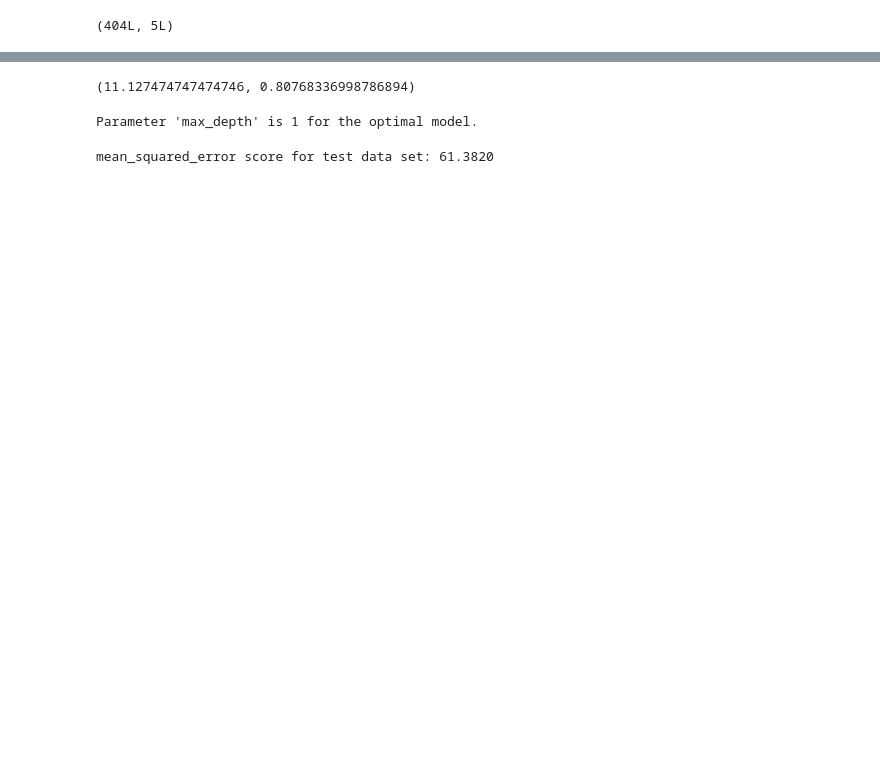
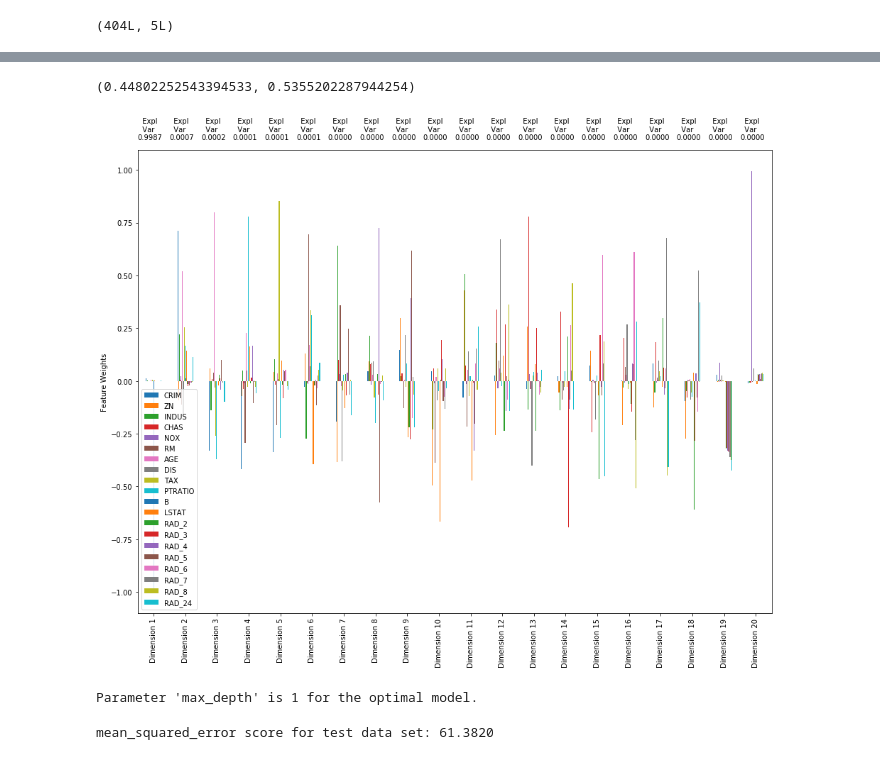
Before and after one commit to Tashwini12/Boston-Housing, a Jupyter notebook: boston_housing.ipynb, the cells around one changed output, grey strips where cells are left out. Drawn from its saved outputs; the diff is of its cells as text; code cells hidden in the pictures; blank space fills up the shorter version.

```diff
--- a/boston_housing.ipynb
+++ b/boston_housing.ipynb
@@ -590,4 +596,0 @@ normal = preprocessing.Normalizer(norm='l1')
-# %%
-features_scale['AGE'] = normal.fit_transform(features['AGE'].reshape(-1,1))
-# %%
-features_scale[features_scale.columns] = normal.fit_transform(features[features.columns])
@@ -598,2 +596,0 @@ features_scale.hist(bins=25, figsize=(10,10));
-# %%
-features_scale[features_scale.columns] = preprocessing.robust_scale(features_scale[features_scale.columns])
@@ -615,9 +613,15 @@ def fit_model(feat_data, feat_targ):
     pred = reg.predict(X_test)
     return mean_squared_error(y_test, pred), reg.score(X_test, y_test)
 # %%
-fit_model(features_scale)
+fit_model(features_scale, prices_scale)
 # %% [output]
-(11.127474747474746, 0.80768336998786894)
+(0.44802252543394533, 0.5355202287944254)
+# %%
+pca = PCA()
+pca.fit(features_scale)
+pca_results = rs.pca_results(features_scale, pca)
+# %% [output]
+[figure, added]
 # %%
 def performance_metric(y_true, y_predict, scorer):
     """ Calculates and returns the performance score between
```
Also changed, not shown: parts of 27 cells of this notebook.
